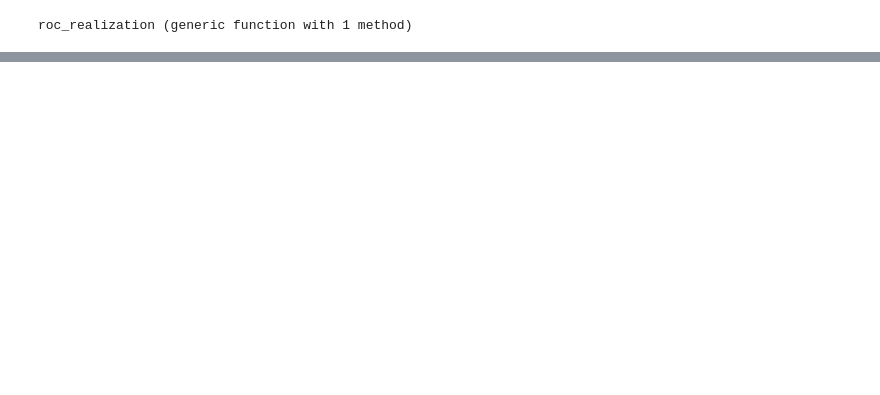
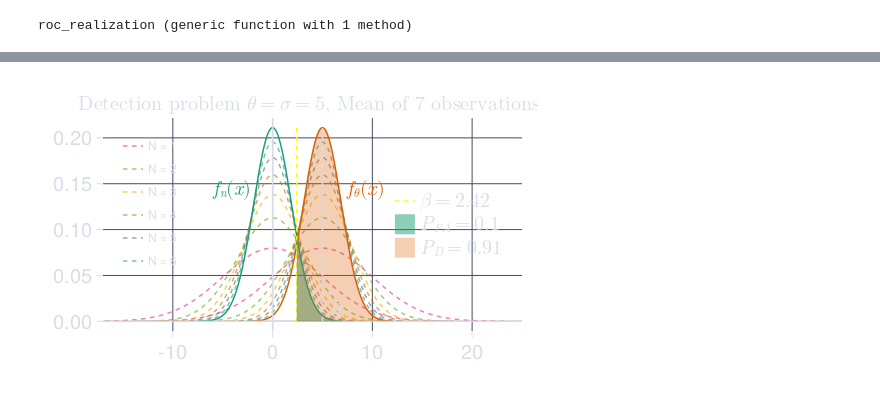
Before and after one commit to simonabj/Studies, a Jupyter notebook: IN5340/Project4/code2.ipynb, the cells around one changed output, grey strips where cells are left out. Saved outputs shown, nothing was run; the diff lists cells and outputs as text; code cells hidden in the pictures; blank space fills up the shorter version.

```diff
--- a/IN5340/Project4/code2.ipynb
+++ b/IN5340/Project4/code2.ipynb
@@ -35,11 +35,13 @@ fs = Normal(θ, σ)
 F = Figure(backgroundcolor=:transparent, resolution=(500,300))
 ax = Axis(F[1,1], title="PDF Model")
 # Plots
-l1 = lines!(xs, pdf.(fn, xs)); l2 = lines!(xs, pdf.(fs, xs))
+l1 = lines!(xs, pdf.(fn, xs));
+text!(5, pdf(fn,5)*1.1, text=L"f_n(x)", color=l1.color)
+text!(-1, 0, text=L"0", align = (:right, :bottom), color=nord[5])
+
+l2 = lines!(xs, pdf.(fs, xs))
 lines!([θ,θ],[0, pdf(fs,θ)], color=l2.color, linestyle=:dash)
-text!(-1, 0, text=L"0", align = (:right, :bottom), color=nord[5])
 text!(θ+1, 0, text=L"\theta", align=(:left, :bottom), color=nord[5])
-text!(5, pdf(fn,5)*1.1, text=L"f_n(x)", color=l1.color)
 text!(5+θ, pdf(fs,5+θ)*1.1, text=L"f_\theta(x)", color=l2.color)
 # Axis lines
 yline = vlines!(ax, 0, color = nord[5]); xline = hlines!(ax, 0, color = nord[5])
@@ -162,0 +170,44 @@ F
+# %%
+function mean_multi_cfar(pdf_noise, pdf_signal, N)
+    return Normal(0,scale(pdf_noise)/sqrt(N)),
+           Normal(location(pdf_signal), scale(pdf_signal)/sqrt(N))
+end
+
+N = 7
+multi_fn, multi_fs = mean_multi_cfar(fn, fs, N)
+β = cquantile(multi_fn, 0.1)
+P_fa = ccdf(multi_fn, β)
+P_d  = ccdf(multi_fs, β)
+
+F = Figure(backgroundcolor=:transparent, resolution=(500, 300))
+ax = Axis(F[1,1], title=L"\text{Detection problem } \theta=\sigma=5,\text{ Mean of } %$(N)\text{ observations }")
+sub_ls = Lines[]
+sub_la = String[]
+for n in 1:1:(N-1)
+    sub_multi_fn, sub_multi_fs = mean_multi_cfar(fn,fs,n)
+    lines!(sub_multi_fn, color=(Dark2_8[(n+2) % 8 + 1], 0.6), linestyle=:dash)
+    sub_line = lines!(sub_multi_fs, color=(Dark2_8[(n+2) % 8 + 1], 0.6), linestyle=:dash)
+    push!(sub_ls, sub_line)
+    push!(sub_la, "N = $n")
+end
+l1 = lines!(multi_fn); l2 = lines!(multi_fs)
+yline = vlines!(0, color = nord[5]); xline = hlines!(0, color = nord[5])
+text!(-6,  pdf(multi_fn,-2)*1.1, text=L"f_n(x)", color=l1.color)
+text!(2.5+θ, pdf(multi_fs,2+θ)*1.1, text=L"f_\theta(x)", color=l2.color)
+hidespines!(ax)
+xlims!(-17, 25)
+
+lines!([β, β], [0.0,pdf(multi_fn, 0)], linestyle=:dash, color=:yellow,label=L"β=%$(printx(β,2))")
+xs2 = β:0.1:xs[end]
+b1 = band!(xs2, zeros(size(xs2)), pdf.(multi_fn,xs2), color=(l1.color, 0.5), transparency=true, label=L"P_{FA}=%$(printx(P_fa,1))")
+b2 = band!(xs2, zeros(size(xs2)), pdf.(multi_fs,xs2), color=(l2.color, 0.3), transparency=true, label=L"P_{D}=%$(printx(P_d,2))")
+axislegend(ax, position=:rc)
+T = axislegend(ax, sub_ls, sub_la, position=:lt, labelsize=12)
+
+lines!([θ,θ],[0, pdf(multi_fs,θ)], color=nord[5], linestyle=:dash)
+text!(θ+1, 0, text=L"\theta", align=(:left, :bottom), color=nord[5])
+
+save("f.pdf", F)
+F
+# %% [output]
+[figure, added]
```
Also changed, not shown: parts of 5 cells of this notebook, 12 other files.
